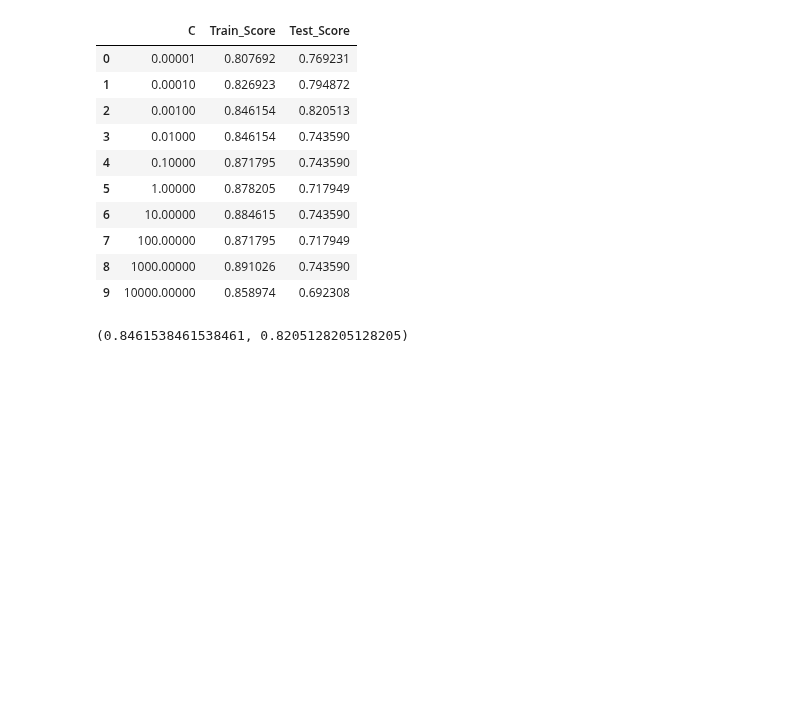
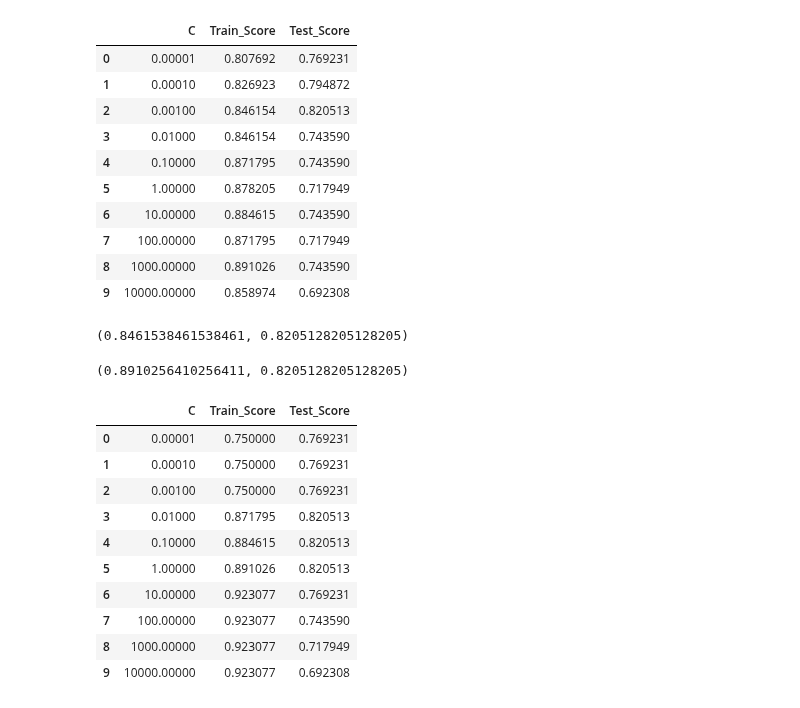
Before and after one commit to rissuuuu/DataScience, a Jupyter notebook: Working with realtime Datasets/Parkinson's Disease.ipynb, the cells around one changed output. Saved outputs shown, nothing was run; the diff lists cells and outputs as text; code cells hidden in the pictures; blank space fills up the shorter version.

```diff
--- a/Working with realtime Datasets/Parkinson's Disease.ipynb
+++ b/Working with realtime Datasets/Parkinson's Disease.ipynb
@@ -126,3 +126,31 @@ logistic.score(X_train,y_train),logistic.score(X_test,y_test)
 # %%
 scaler=StandardScaler()
 scaler.fit_transform(X_train)
+X_train=scaler.fit_transform(X_train)
+X_test=scaler.transform(X_test)
+# %%
+logistic=LogisticRegression(max_iter=10000)
+logistic.fit(X_train,y_train)
+logistic.score(X_train,y_train),logistic.score(X_test,y_test)
+# %% [output]
+(0.8910256410256411, 0.8205128205128205)
+# %%
+temp=pd.DataFrame({'C':[],'Train_Score':[],'Test_Score':[]})
+
+for i,j in zip(range(10),[0.00001,0.0001,0.001,0.01,0.1,1,10,100,1000,10000]):
+    logistic=LogisticRegression(C=j,max_iter=10000)
+    logistic.fit(X_train,y_train)
+    temp.loc[i]=[j,logistic.score(X_train,y_train),logistic.score(X_test,y_test)]
+temp
+# %% [output]
+|  | C | Train_Score | Test_Score |
+| 0 | 0.00001 | 0.750000 | 0.769231 |
+| 1 | 0.00010 | 0.750000 | 0.769231 |
+| 2 | 0.00100 | 0.750000 | 0.769231 |
+| 3 | 0.01000 | 0.871795 | 0.820513 |
+| 4 | 0.10000 | 0.884615 | 0.820513 |
+| 5 | 1.00000 | 0.891026 | 0.820513 |
+| 6 | 10.00000 | 0.923077 | 0.769231 |
+| 7 | 100.00000 | 0.923077 | 0.743590 |
+| 8 | 1000.00000 | 0.923077 | 0.717949 |
+| 9 | 10000.00000 | 0.923077 | 0.692308 |
```
